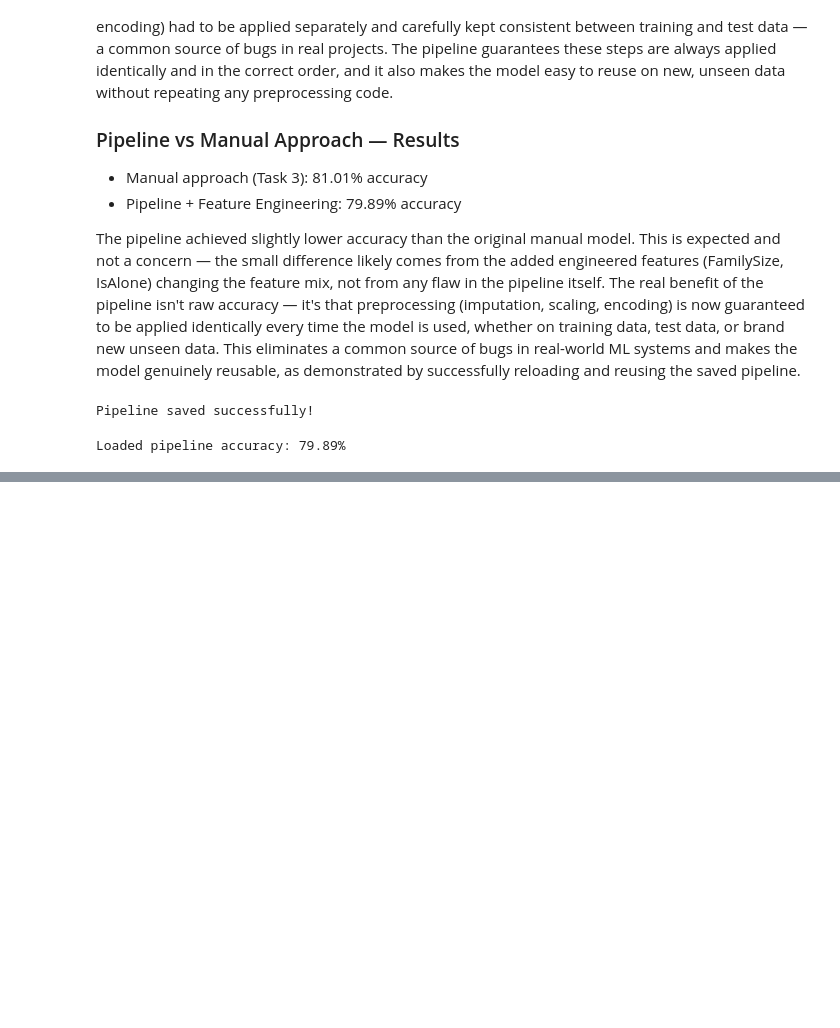
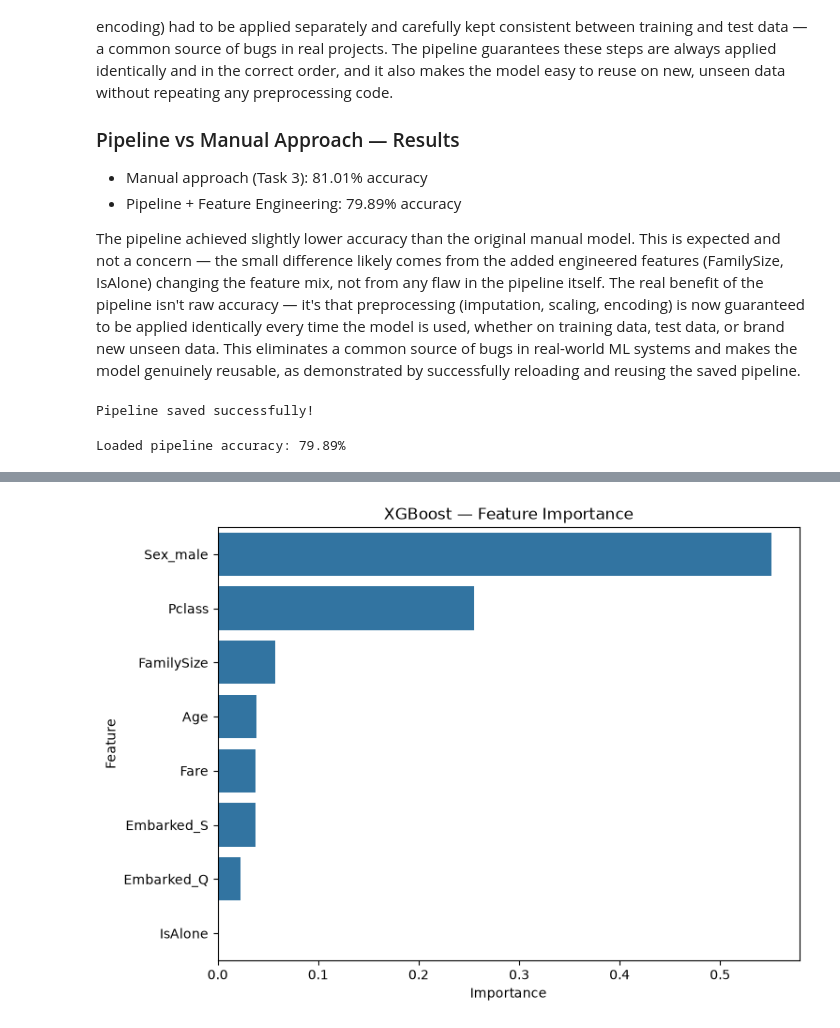
Before and after one commit to sultan2510/neurofive-ml-track, a Jupyter notebook: titanic_pipeline.ipynb, the cells around one changed output, grey strips where cells are left out. Saved outputs shown, nothing was run; the diff lists cells and outputs as text; code cells hidden in the pictures; blank space fills up the shorter version.

```diff
--- a/titanic_pipeline.ipynb
+++ b/titanic_pipeline.ipynb
@@ -131,0 +156,6 @@ Loaded pipeline accuracy: 79.89%
+# %%
+from sklearn.model_selection import train_test_split
+
+X_train, X_test, y_train, y_test = train_test_split(
+    X, y, test_size=0.2, random_state=42
+)
@@ -131,0 +222,12 @@ Loaded pipeline accuracy: 79.89%
+# %%
+xgb_importances = pd.DataFrame({
+    'Feature': X_train.columns,
+    'Importance': xgb_model.feature_importances_
+}).sort_values(by='Importance', ascending=False)
+
+plt.figure(figsize=(8, 6))
+sns.barplot(x='Importance', y='Feature', data=xgb_importances)
+plt.title('XGBoost — Feature Importance')
+plt.show()
+# %% [output]
+[figure, added]
```
Also changed, not shown: parts of 8 cells of this notebook.
